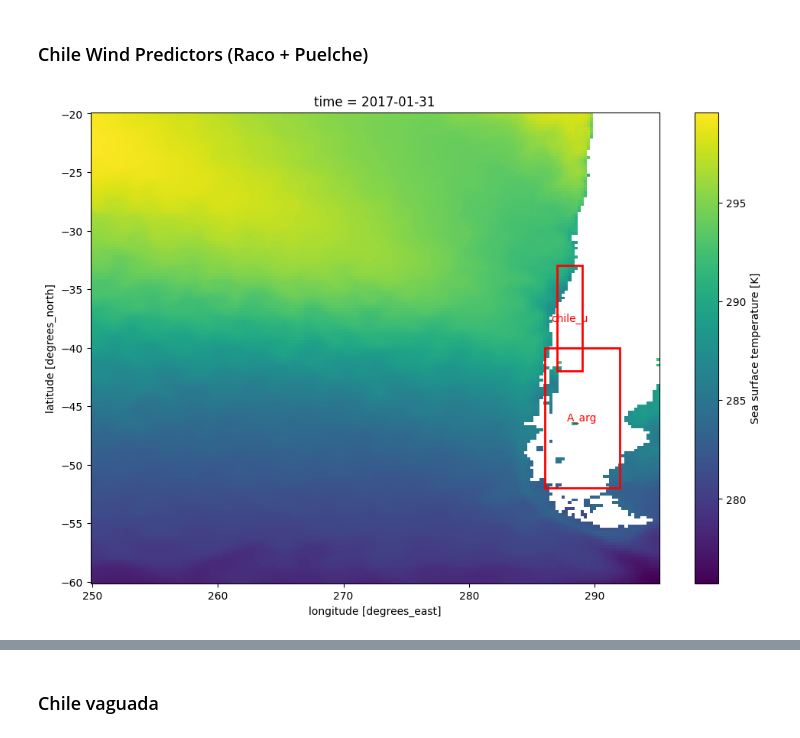
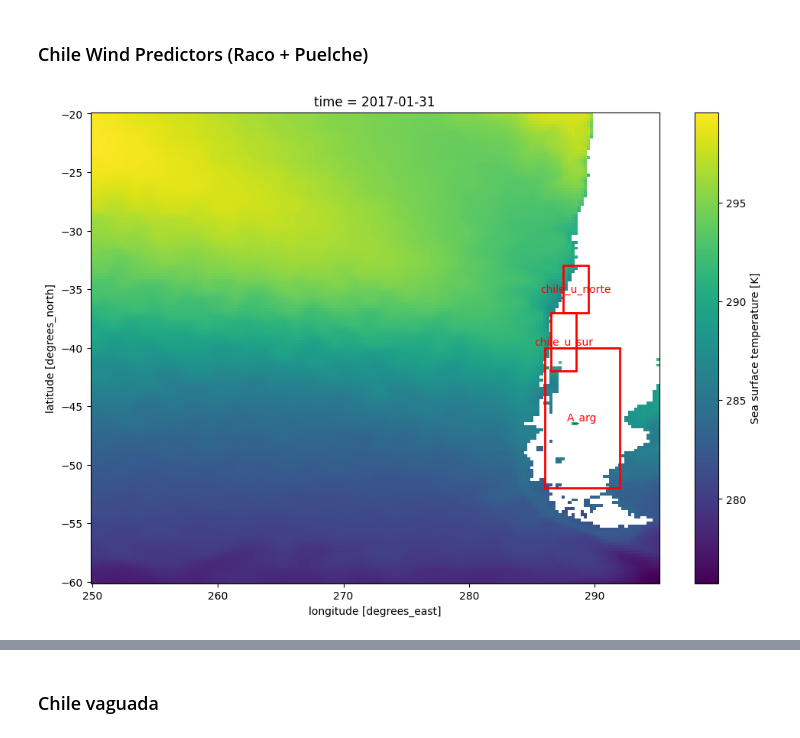
Before and after one commit to martinpavez/data, a Jupyter notebook: hw_extra/notebooks_features/climate_features.ipynb, the cells around one changed output, grey strips where cells are left out. Saved outputs shown, nothing was run; the diff lists cells and outputs as text; code cells hidden in the pictures.

```diff
--- a/hw_extra/notebooks_features/climate_features.ipynb
+++ b/hw_extra/notebooks_features/climate_features.ipynb
@@ -166,29 +167,30 @@ pacific_indices = [nino34, nino12, chile_t, ocean_cyclone]
 ### Chile Wind Predictors (Raco + Puelche)
 # %%
 boxes_chile_winds = {
-    "chile_u": [287, 289, -42, -33],
+    "chile_u_norte": [287.5, 289.5, -37, -33],
+    "chile_u_sur": [286.5, 288.5, -42, -37],
     "A_arg": [286, 292, -52, -40]
 }
 
 fig, ax = plt.subplots(figsize=(12, 8))
 
 data_single.sel(longitude=slice(250,295), latitude=slice(-60,-20), time="2017-01").sst.plot(ax=ax)
 
 for box_id, coords in boxes_chile_winds.items():
     lon_min, lon_max, lat_min, lat_max = coords
     width = lon_max - lon_min
     height = lat_max - lat_min
 
     # Create rectangle patch
     rect = mpatches.Rectangle((lon_min, lat_min), width, height,
                              fill=False, edgecolor='red', linewidth=2)
     ax.add_patch(rect)
 
     # Optionally add a label
     ax.text(lon_min + width/2, lat_min + height/2, f"{box_id}",
             ha='center', va='center', color='red')
 
 plt.show()
 # %% [output]
-[figure, old version]
+[figure, new version]
 # %%
```
Also changed, not shown: parts of 9 cells of this notebook, 21 other files.
